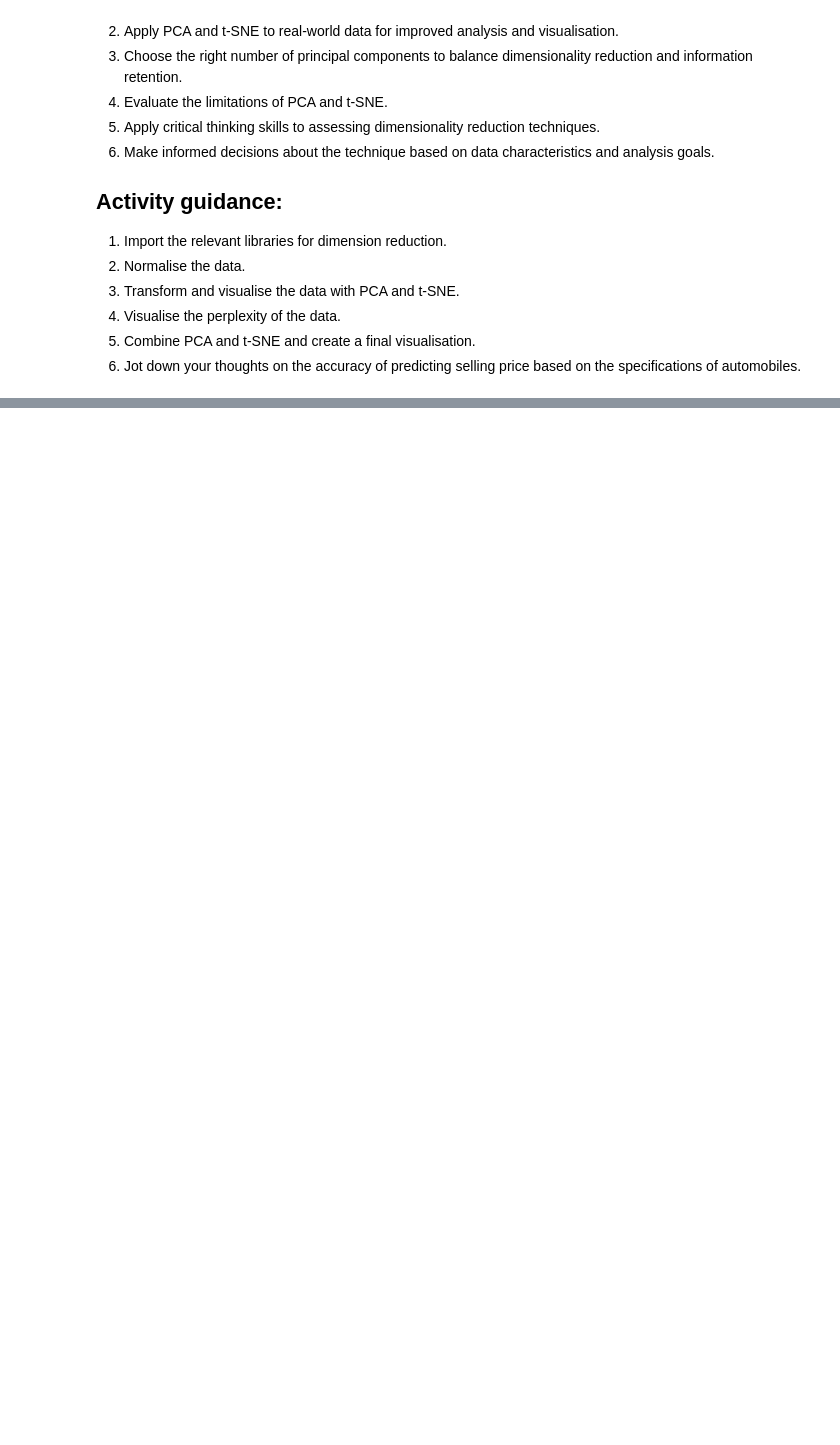
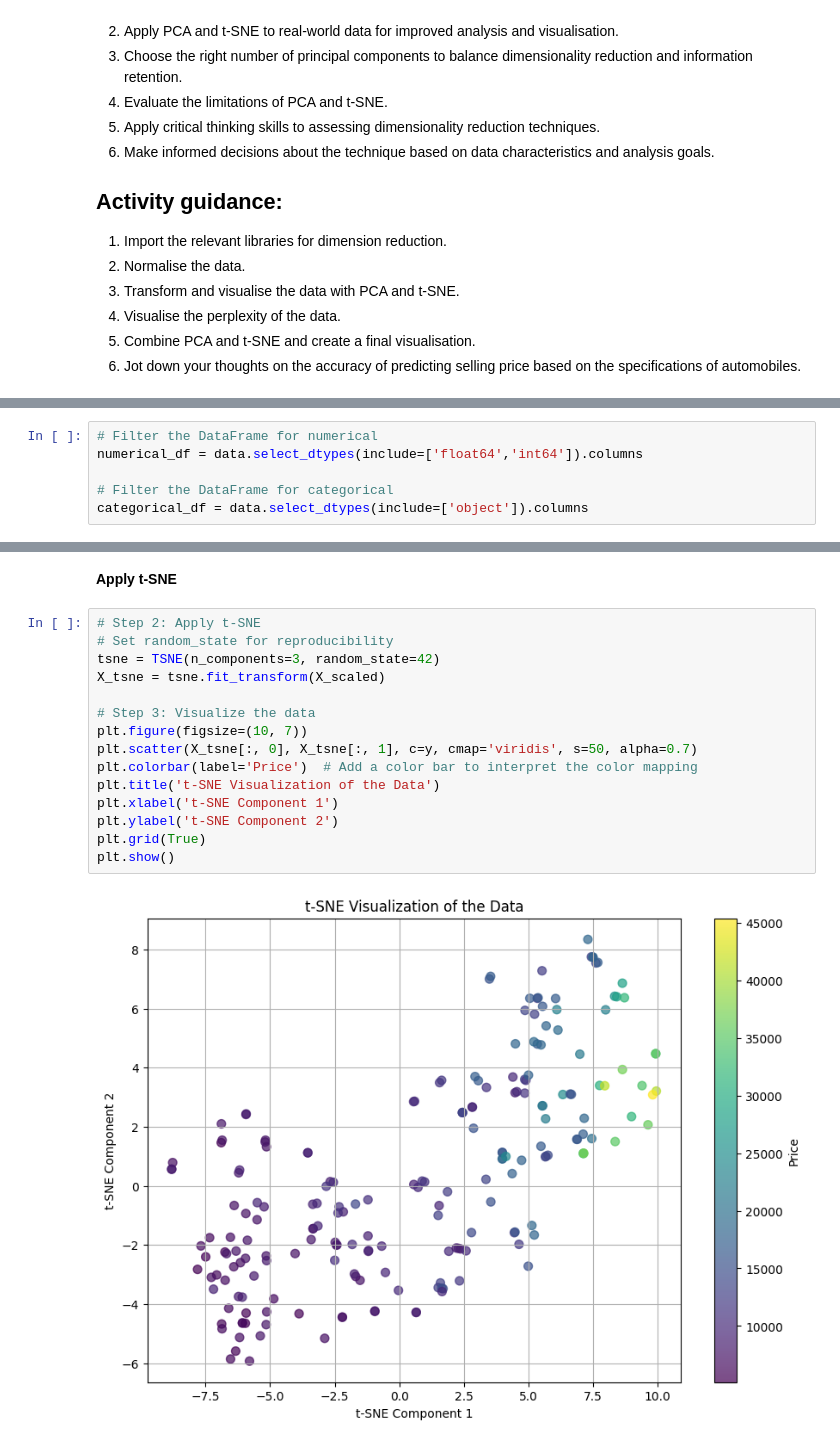
Before and after one commit to sheldonkemper/portfolio, a Jupyter notebook: CAM_DS_C101_Activity_4_2_4.ipynb, the cells around one changed output, grey strips where cells are left out. Drawn from its saved outputs; the diff is of its cells as text; blank space fills up the shorter version.

```diff
--- a/CAM_DS_C101_Activity_4_2_4.ipynb
+++ b/CAM_DS_C101_Activity_4_2_4.ipynb
@@ -49,0 +177,6 @@ Write a brief paragraph highlighting your process and the rationale to showcase
+# %%
+# Filter the DataFrame for numerical
+numerical_df = data.select_dtypes(include=['float64','int64']).columns
+
+# Filter the DataFrame for categorical
+categorical_df = data.select_dtypes(include=['object']).columns
@@ -49,0 +353,19 @@ Write a brief paragraph highlighting your process and the rationale to showcase
+# %% [markdown]
+**Apply t-SNE**
+# %%
+# Step 2: Apply t-SNE
+# Set random_state for reproducibility
+tsne = TSNE(n_components=3, random_state=42)
+X_tsne = tsne.fit_transform(X_scaled)
+
+# Step 3: Visualize the data
+plt.figure(figsize=(10, 7))
+plt.scatter(X_tsne[:, 0], X_tsne[:, 1], c=y, cmap='viridis', s=50, alpha=0.7)
+plt.colorbar(label='Price')  # Add a color bar to interpret the color mapping
+plt.title('t-SNE Visualization of the Data')
+plt.xlabel('t-SNE Component 1')
+plt.ylabel('t-SNE Component 2')
+plt.grid(True)
+plt.show()
+# %% [output]
+[figure, added]
```
Also changed, not shown: parts of 35 cells of this notebook.
